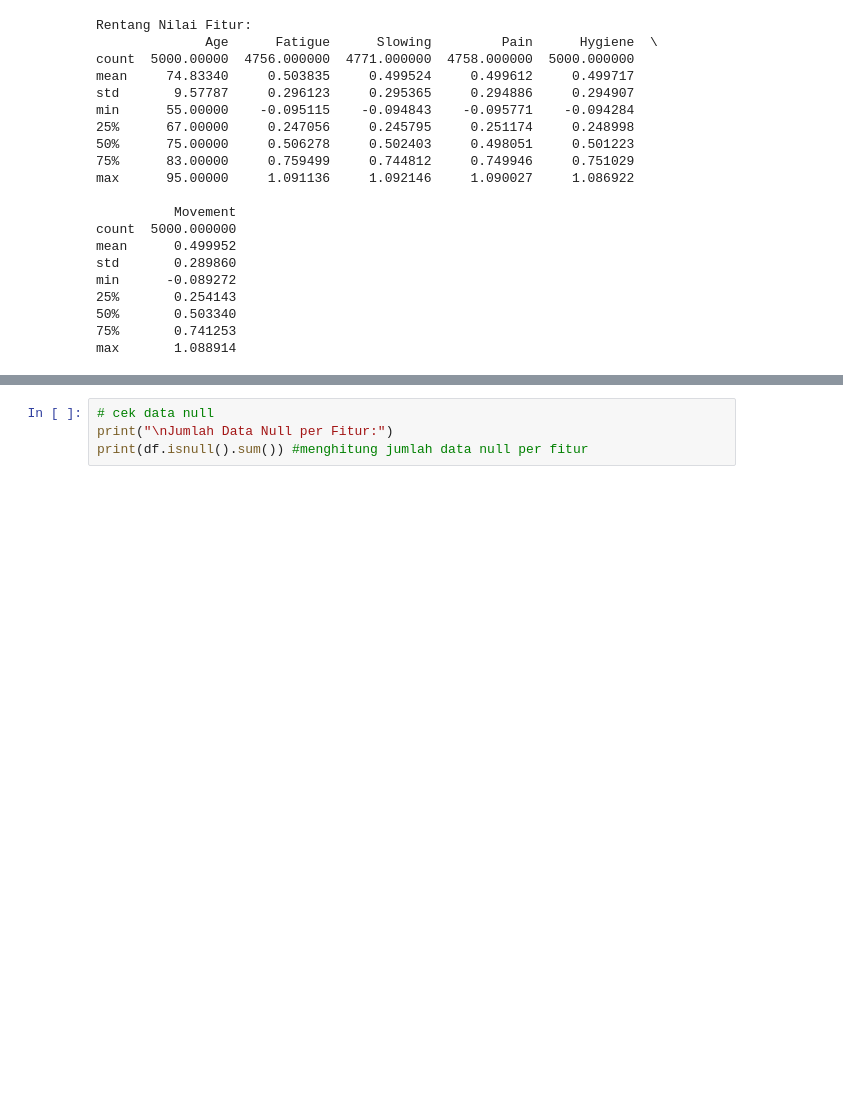
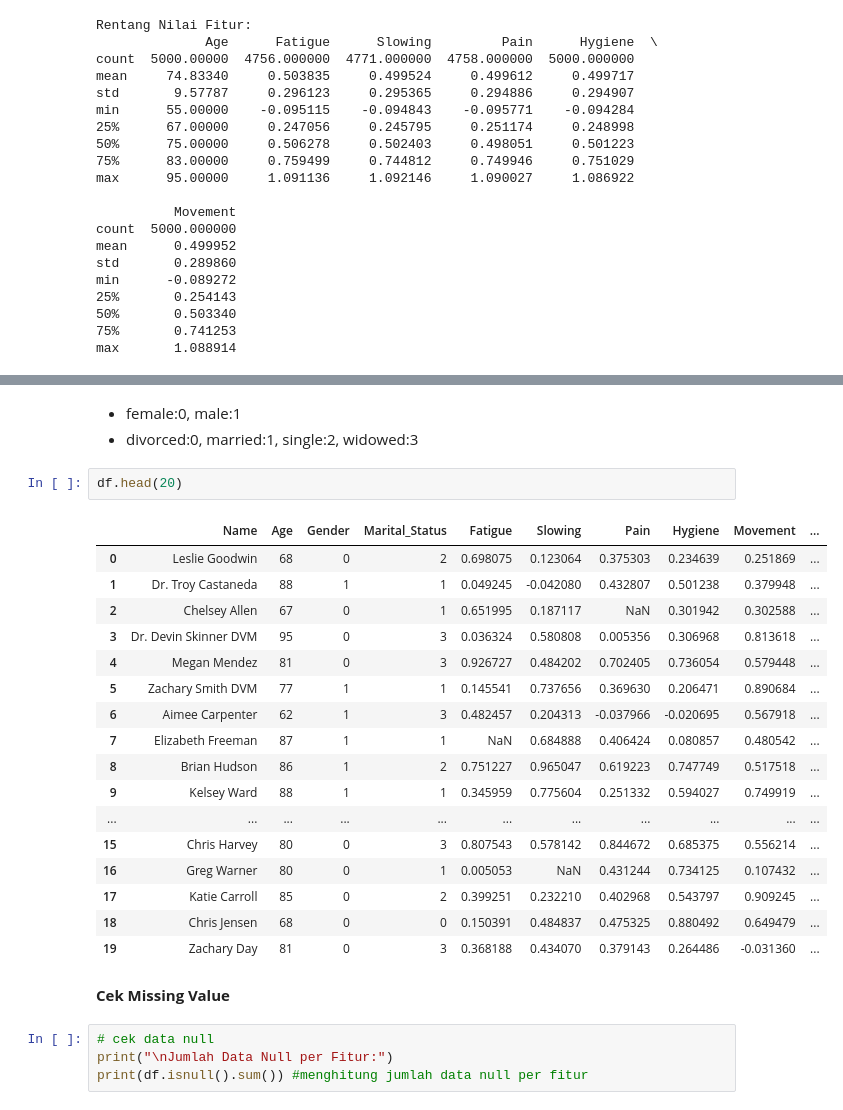
Before and after one commit to Fakhrezy/descData_ML, a Jupyter notebook: symptonsDesc.ipynb, the cells around one changed output, grey strips where cells are left out. Cells and saved outputs as stored; diff of their text form; blank space fills up the shorter version.

```diff
--- a/symptonsDesc.ipynb
+++ b/symptonsDesc.ipynb
@@ -113,3 +188,28 @@ max       1.088914
+# %% [markdown]
+- female:0, male:1
+- divorced:0, married:1, single:2, widowed:3
+# %%
+df.head(20)
+# %% [output]
+|  | Name | Age | Gender | Marital_Status | Fatigue | Slowing | Pain | Hygiene | Movement | ... |
+| 0 | Leslie Goodwin | 68 | 0 | 2 | 0.698075 | 0.123064 | 0.375303 | 0.234639 | 0.251869 | ... |
+| 1 | Dr. Troy Castaneda | 88 | 1 | 1 | 0.049245 | -0.042080 | 0.432807 | 0.501238 | 0.379948 | ... |
+| 2 | Chelsey Allen | 67 | 0 | 1 | 0.651995 | 0.187117 | NaN | 0.301942 | 0.302588 | ... |
+| 3 | Dr. Devin Skinner DVM | 95 | 0 | 3 | 0.036324 | 0.580808 | 0.005356 | 0.306968 | 0.813618 | ... |
+| 4 | Megan Mendez | 81 | 0 | 3 | 0.926727 | 0.484202 | 0.702405 | 0.736054 | 0.579448 | ... |
+| 5 | Zachary Smith DVM | 77 | 1 | 1 | 0.145541 | 0.737656 | 0.369630 | 0.206471 | 0.890684 | ... |
+| 6 | Aimee Carpenter | 62 | 1 | 3 | 0.482457 | 0.204313 | -0.037966 | -0.020695 | 0.567918 | ... |
+| 7 | Elizabeth Freeman | 87 | 1 | 1 | NaN | 0.684888 | 0.406424 | 0.080857 | 0.480542 | ... |
+| 8 | Brian Hudson | 86 | 1 | 2 | 0.751227 | 0.965047 | 0.619223 | 0.747749 | 0.517518 | ... |
+| 9 | Kelsey Ward | 88 | 1 | 1 | 0.345959 | 0.775604 | 0.251332 | 0.594027 | 0.749919 | ... |
+| ... | ... | ... | ... | ... | ... | ... | ... | ... | ... | ... |
+| 15 | Chris Harvey | 80 | 0 | 3 | 0.807543 | 0.578142 | 0.844672 | 0.685375 | 0.556214 | ... |
+| 16 | Greg Warner | 80 | 0 | 1 | 0.005053 | NaN | 0.431244 | 0.734125 | 0.107432 | ... |
+| 17 | Katie Carroll | 85 | 0 | 2 | 0.399251 | 0.232210 | 0.402968 | 0.543797 | 0.909245 | ... |
+| 18 | Chris Jensen | 68 | 0 | 0 | 0.150391 | 0.484837 | 0.475325 | 0.880492 | 0.649479 | ... |
+| 19 | Zachary Day | 81 | 0 | 3 | 0.368188 | 0.434070 | 0.379143 | 0.264486 | -0.031360 | ... |
+# %% [markdown]
+**Cek Missing Value**
 # %%
 # cek data null
 print("\nJumlah Data Null per Fitur:")
```
Also changed, not shown: parts of 40 cells of this notebook, 1 other file.
